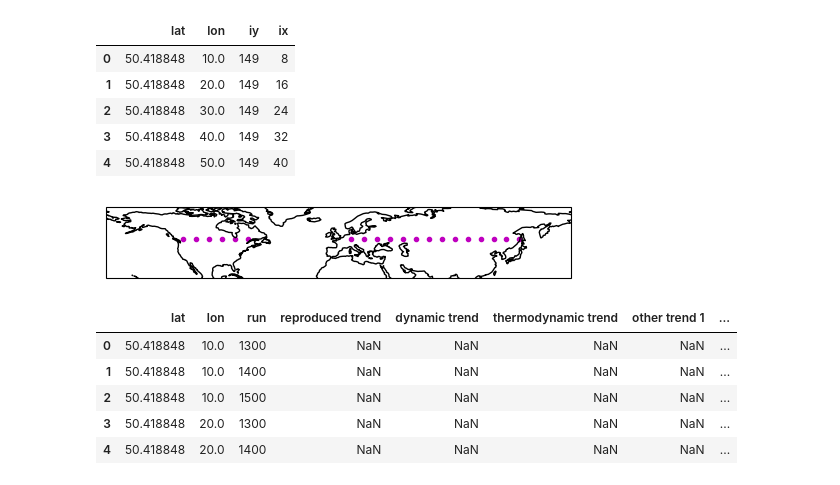
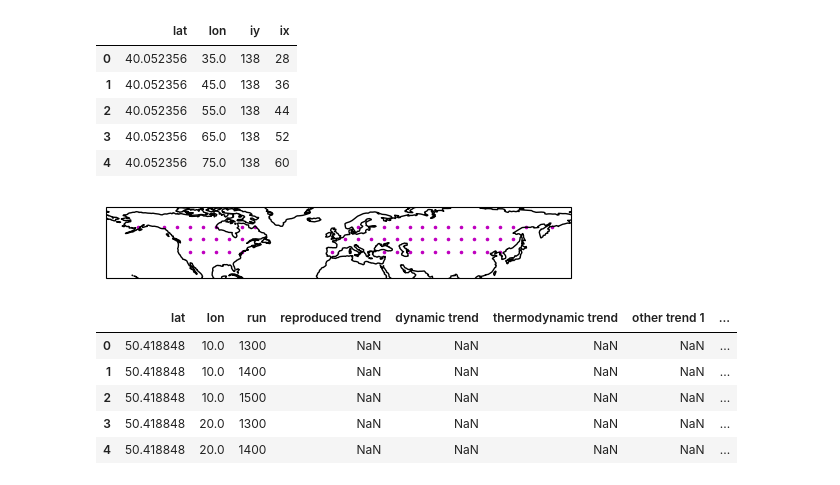
Before and after one commit to peterpeterp/dyn_adjustment_benchmark, a Jupyter notebook: locations_and_dummy_output.ipynb, the cells around one changed output. Saved outputs shown, nothing was run; the diff lists cells and outputs as text; code cells hidden in the pictures.

```diff
--- a/locations_and_dummy_output.ipynb
+++ b/locations_and_dummy_output.ipynb
@@ -23,9 +23,9 @@ def is_land(x, y):
 nc = xr.open_dataset(f'/climca/data/CESM2-ETH/b.e212.B1850cmip6.f09_g17.001.nudge-1850-2100-SSP370.1300.linear-weak/TREFHT_ann_b.e212.B1850cmip6.f09_g17.001.nudge-1850-2100-SSP370.1300.linear-weak.nc')
 lats, lons = nc.lat.values, nc.lon.values
 locations = []
-for y in range(50,56,10):
+for y in range(40,66,10):
     iy = np.argmin(np.abs(lats - y))
-    for x in range(0,360,10):
+    for x in range(5,360,10):
         if is_land(x,y):
             ix = np.argmin(np.abs(lons - x))
             locations.append(dict(lat=lats[iy], lon=lons[ix], iy=iy, ix=ix))
@@ -33,21 +33,21 @@ locations = pd.DataFrame(locations)
 locations.head()
 # %% [output]
 |  | lat | lon | iy | ix |
-| 0 | 50.418848 | 10.0 | 149 | 8 |
-| 1 | 50.418848 | 20.0 | 149 | 16 |
-| 2 | 50.418848 | 30.0 | 149 | 24 |
-| 3 | 50.418848 | 40.0 | 149 | 32 |
-| 4 | 50.418848 | 50.0 | 149 | 40 |
+| 0 | 40.052356 | 35.0 | 138 | 28 |
+| 1 | 40.052356 | 45.0 | 138 | 36 |
+| 2 | 40.052356 | 55.0 | 138 | 44 |
+| 3 | 40.052356 | 65.0 | 138 | 52 |
+| 4 | 40.052356 | 75.0 | 138 | 60 |
 # %%
 locations.to_csv('locations.csv')
 # %%
 fig,ax = plt.subplots(nrows=1, ncols=1, figsize=(6,4), subplot_kw={'projection': cartopy.crs.PlateCarree(central_longitude=0)})
 ax.coastlines()
 ax.set_extent([-180,180,20,75])
-ax.scatter(locations['lon'].values, locations['lat'].values, transform=cartopy.crs.PlateCarree(), color='m', marker='.')
+ax.scatter(locations['lon'].values, locations['lat'].values, transform=cartopy.crs.PlateCarree(), color='m', marker='.', s=10)
 plt.savefig('locations.png', bbox_inches='tight')
 # %% [output]
-[figure, old version]
+[figure, new version]
 # %%
 dummy = []
 for y in range(50,56,10):
```
Also changed, not shown: parts of 3 cells of this notebook, 5 other files.
